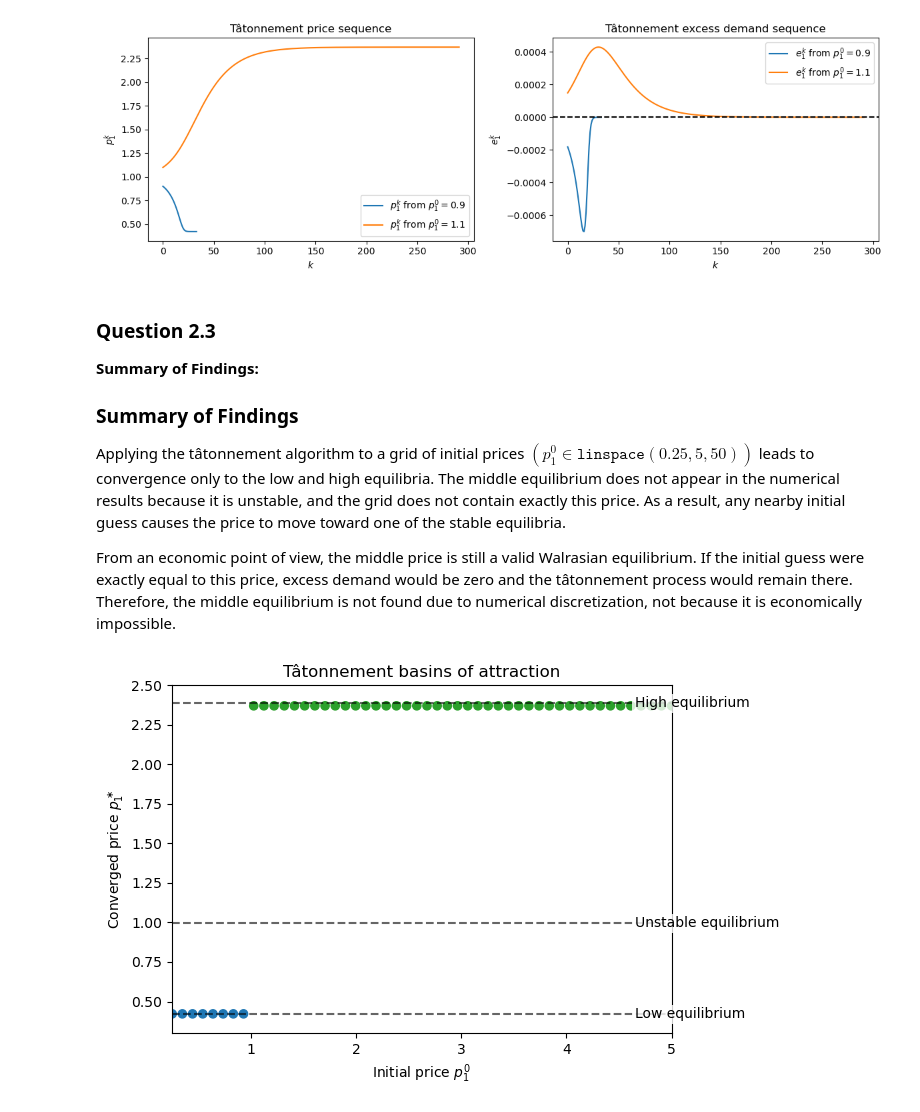
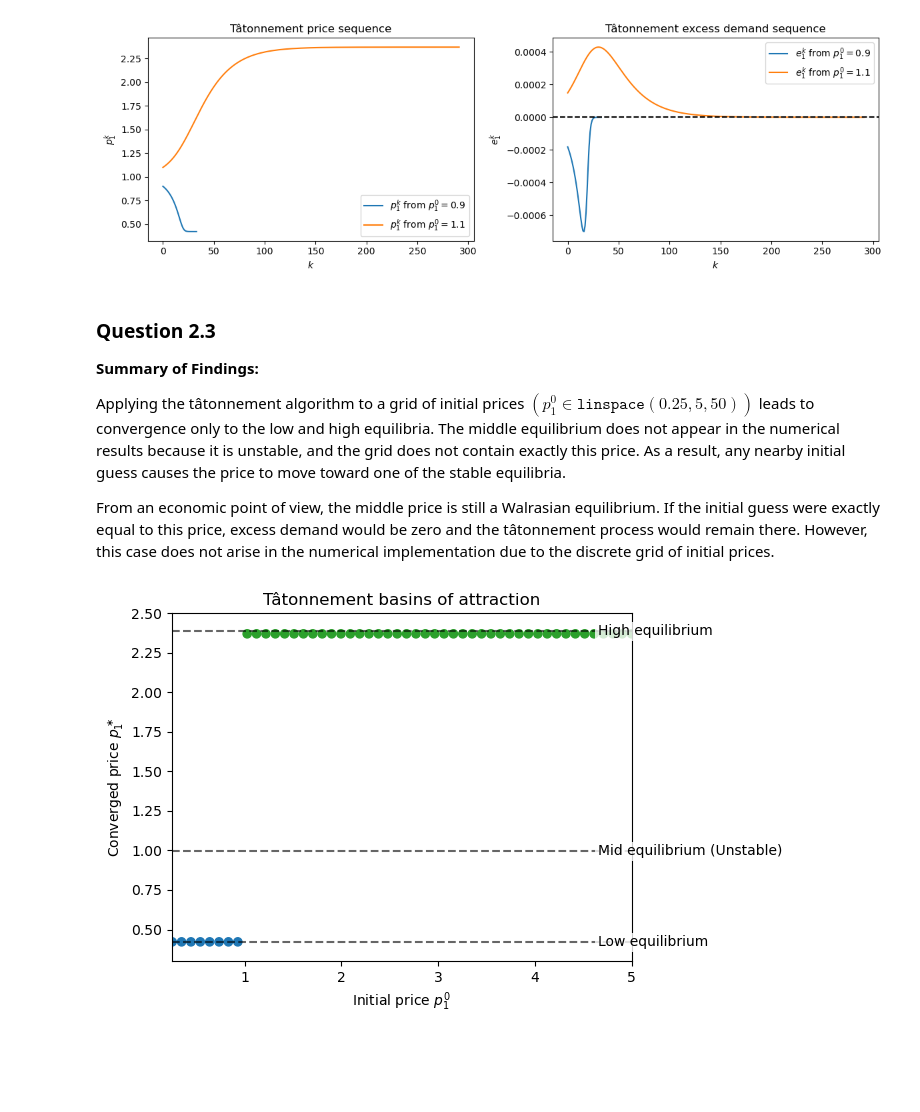
Before and after one commit to fgv916/ProgEconFgv916, a Jupyter notebook: Examproject.ipynb, the cells around one changed output. Cells and saved outputs as stored; diff of their text form; code cells hidden in the pictures; blank space fills up the shorter version.

```diff
--- a/Examproject.ipynb
+++ b/Examproject.ipynb
@@ -187,51 +154,42 @@ Distance to high equilibrium: 0.014744862743393483
 
 __Summary of Findings:__
 
-### Summary of Findings
-
 Applying the tâtonnement algorithm to a grid of initial prices $(p_1^0 \in \texttt{linspace}(0.25,5,50))$ leads to convergence only to the low and high equilibria. The middle equilibrium does not appear in the numerical results because it is unstable, and the grid does not contain exactly this price. As a result, any nearby initial guess causes the price to move toward one of the stable equilibria.
 
-From an economic point of view, the middle price is still a valid Walrasian equilibrium. If the initial guess were exactly equal to this price, excess demand would be zero and the tâtonnement process would remain there. Therefore, the middle equilibrium is not found due to numerical discretization, not because it is economically impossible.
+From an economic point of view, the middle price is still a Walrasian equilibrium. If the initial guess were exactly equal to this price, excess demand would be zero and the tâtonnement process would remain there. However, this case does not arise in the numerical implementation due to the discrete grid of initial prices.
 # %%
-# 2.3: many initial guesses
+# 1) Many initial guesses
 p0_grid = np.linspace(0.25, 5, 50)
 
 pstar = np.empty_like(p0_grid)
 converged = np.zeros_like(p0_grid, dtype=bool)
 
 for i, p0 in enumerate(p0_grid):
-    p_seq, e_seq = tatonnement(p0)
+    p_seq, e_seq = Exchange.tatonnement(p0)
     pstar[i] = p_seq[-1]
-    converged[i] = (abs(e_seq[-1]) < tau)
-
+    converged[i] = (abs(e_seq[-1]) < Exchange.par.tol)
 
 plt.figure(figsize=(7,4.5))
 
-# Scatter plot
+# 2) Plot
 colors = ["tab:blue" if ps < 1 else "tab:green" for ps in pstar]
 plt.scatter(p0_grid, pstar, c=colors, s=35)
 
 for p in [p_low, p_mid, p_high]:
     plt.axhline(p, ls="--", color="black", alpha=0.6)
 
-# Place labels INSIDE the axes with a white box
-x_text = p0_grid.max() - 0.35
-box = dict(facecolor="white", edgecolor="none", alpha=0.8, pad=2)
-
 plt.text(x_text, p_high, "High equilibrium", va="center", ha="left", bbox=box)
-plt.text(x_text, p_mid,  "Unstable equilibrium", va="center", ha="left", bbox=box)
+plt.text(x_text, p_mid,  "Mid equilibrium (Unstable)", va="center", ha="left", bbox=box)
 plt.text(x_text, p_low,  "Low equilibrium", va="center", ha="left", bbox=box)
 
-# Labels + title
 plt.xlabel(r"Initial price $p_1^0$")
 plt.ylabel(r"Converged price $p_1^\ast$")
 plt.title("Tâtonnement basins of attraction")
 
-# Nicer limits/margins
 plt.xlim(p0_grid.min(), p0_grid.max())
 plt.ylim(0.30, 2.50)
 
 plt.tight_layout()
 plt.show()
 # %% [output]
-[figure, old version]
+[figure, new version]
```
Also changed, not shown: parts of 5 cells of this notebook, 1 other file.
